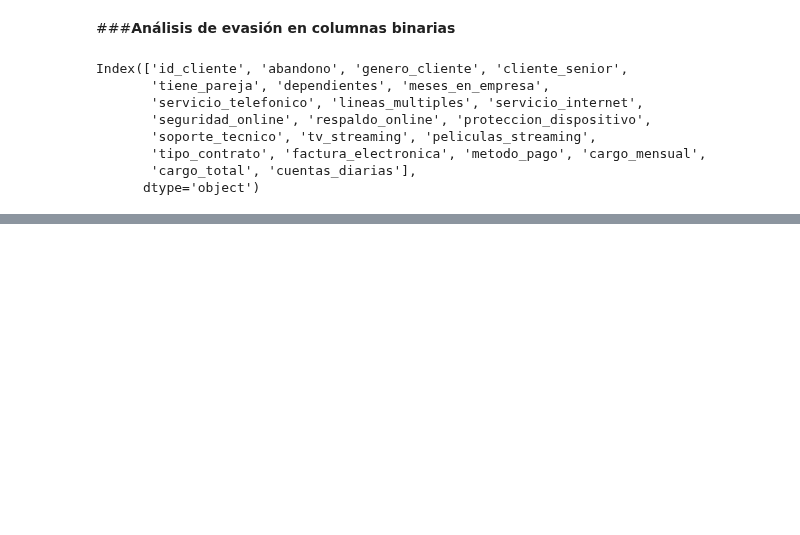
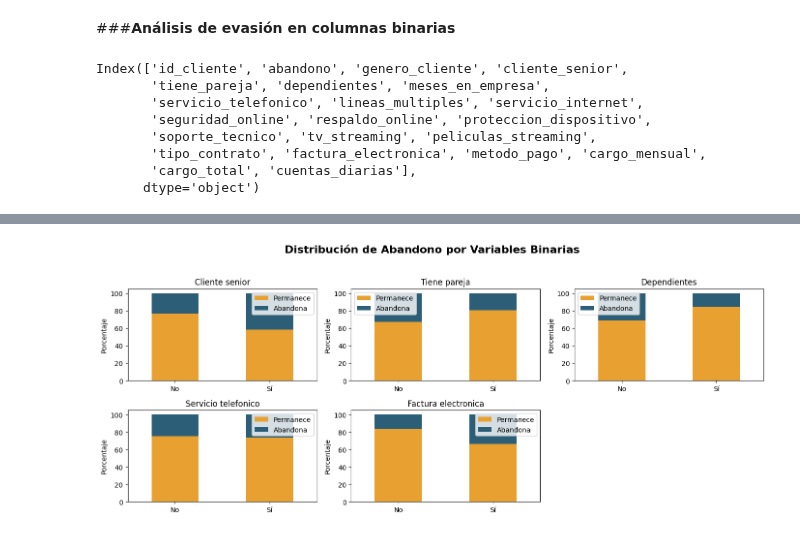
Before and after one commit to Nataliahfk/Telecom-X_-segundo-challenge, a Jupyter notebook: Telecom_X_Clallenge_Latam.ipynb, the cells around one changed output, grey strips where cells are left out. Drawn from its saved outputs; the diff is of its cells as text; code cells hidden in the pictures; blank space fills up the shorter version.

```diff
--- a/Telecom_X_Clallenge_Latam.ipynb
+++ b/Telecom_X_Clallenge_Latam.ipynb
@@ -795,3 +797,39 @@ Análisis para: dependientes
 factura_electronica
 No                     83.669916   16.330084
 Sí                     66.434908   33.565092
+# %%
+import matplotlib.pyplot as plt
+import pandas as pd
+
+fig, axes = plt.subplots(2, 3, figsize=(14, 6))
+axs = axes.flatten()
+colors = ['#E8A031', '#2C5F77']
+
+for i, col in enumerate(binarias):
+    df_temporal = df_normalizado.copy()
+    df_temporal[col] = df_temporal[col].map({1: 'Sí', 0: 'No'})
+
+    tabla = pd.crosstab(df_temporal[col], df_temporal['abandono'], normalize='index') * 100
+    tabla = tabla.reindex(columns=['No', 'Yes'], fill_value=0)  # Asegurar orden y columnas
+    tabla.columns = ['Permanece', 'Abandona']
+
+    tabla.plot(kind='bar', stacked=True, color=colors, ax=axs[i])
+
+    axs[i].set_title(f'{col.replace("_", " ").capitalize()}', fontsize=12)
+    axs[i].set_ylabel('Porcentaje')
+    axs[i].set_xlabel('')
+    axs[i].legend(loc='best')
+    axs[i].tick_params(axis='x', rotation=0)
+
+# Eliminar subplot vacío (si hay)
+if len(binarias) < len(axs):
+    for j in range(len(binarias), len(axs)):
+        fig.delaxes(axs[j])
+
+plt.suptitle('Distribución de Abandono por Variables Binarias',
+             fontsize=16, weight='bold', ha='center')
+
+plt.tight_layout(rect=[0, 0.03, 1, 0.95])
+plt.show()
+# %% [output]
+[figure, added]
```
Also changed, not shown: parts of 10 cells of this notebook.
